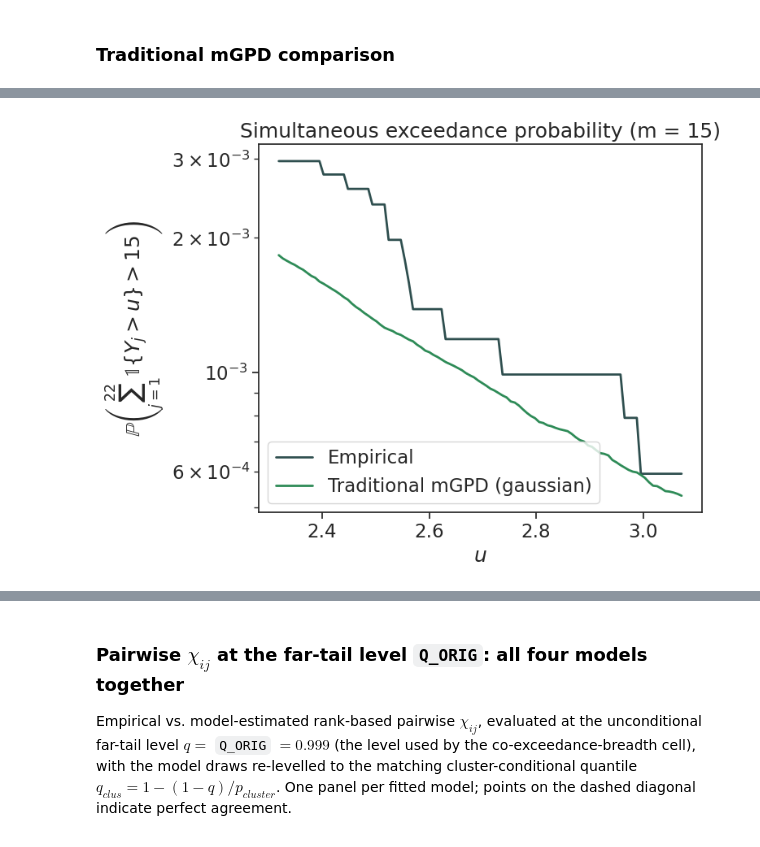
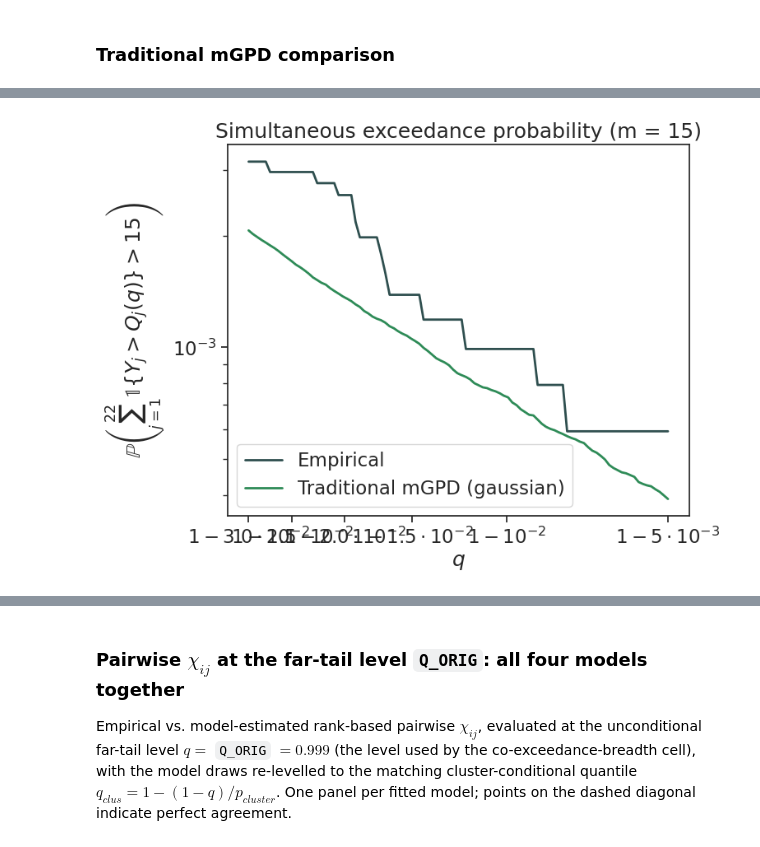
Before and after one commit to hcl516926907/GPDFlow, a Jupyter notebook: Exchange_rate_application.ipynb, the cells around one changed output, grey strips where cells are left out. Saved outputs shown, nothing was run; the diff lists cells and outputs as text; code cells hidden in the pictures.

```diff
--- a/Exchange_rate_application.ipynb
+++ b/Exchange_rate_application.ipynb
@@ -1412,20 +1289,0 @@ Traditional mGPD (gaussian)   tde_chi (CV)   : 0.0417
-# %%
-# --- Pairwise omega: empirical vs AIC-best parametric mGPD ------------------
-omega_true_par = cf.pairwise_omega_from_data(samples_origin, p=THRESHOLD_Q)
-omega_hat_par = cf.pairwise_omega_from_data(samples_par, p=p_sim_q)
-print(f'Traditional mGPD ({best_family})   tde_omega : '
-      f'{cf.tde_chi(omega_hat_par, omega_true_par):.4f}')
-
-iu = np.triu_indices(dim, k=1)
-sns.set(style="ticks", font_scale=1.5)
-fig, ax = plt.subplots(figsize=(8, 8))
-ax.scatter(omega_true_par[iu], omega_hat_par[iu], color='seagreen')
-lims = [min(*ax.get_xlim(), *ax.get_ylim()), max(*ax.get_xlim(), *ax.get_ylim())]
-ax.plot(lims, lims, color='gray', linestyle='--', linewidth=1)
-ax.set_xlim(lims); ax.set_ylim(lims)
-ax.set_xlabel(r'Empirical $\omega_{ij}$', color='black')
-ax.set_ylabel(r'Traditional mGPD $\hat{\omega}_{ij}$', color='black')
-ax.tick_params(axis='both', labelcolor='black')
-fig.tight_layout()
-fig.savefig(dir_out + 'Plots/pairwise_omega_traditional.pdf', bbox_inches='tight')
-plt.show()
@@ -1435,30 +1290,31 @@ Traditional mGPD (gaussian)   tde_omega : 0.0393
 # %%
-# --- Simultaneous exceedance probability: empirical vs AIC-best parametric mGPD
+# --- Simultaneous exceedance probability: empirical vs CV-selected parametric mGPD
 # The parametric mGPD represents only the conditional exceedance-cluster
 # distribution, so the unconditional probability is
 #   P(event) = P(cluster) * P(event | cluster)                (CLAUDE.md Sec 2.4)
+# Thresholds are per-margin quantiles u_j(q) = Q_j(q) at a common level q (as in
+# Simulation_2S_cv_study.ipynb).  For q >= THRESHOLD_Q every Q_j(q) >= thres_j, so
+# exceeding any of them implies the exceedance cluster and the decomposition is exact.
 p_cluster = samples.shape[0] / samples_origin.shape[0]
 m_fixed = 15
-u_grid = cf.common_threshold_grid(samples_origin, n=100)  # 0.97 .. 0.995 quantile band
+Q_GRID_FX = 1.0 - np.geomspace(1.0 - THRESHOLD_Q, 1.0 - 0.995, 100)    # 0.97 .. 0.995, geometric in 1-q
+U_MATS_FX = [np.quantile(samples_origin, q, axis=0) for q in Q_GRID_FX]   # u_j(q) = Q_j(q)
+fn_sep = lambda X, u: cf.simultaneous_exceedance_probability(X, u, m_fixed)
 
-emp_probs_par = [cf.simultaneous_exceedance_probability(samples_origin, u, m_fixed)
-                 for u in u_grid]
-par_probs = [
-    p_cluster * cf.simultaneous_exceedance_probability(
-        samples_par_raw, u, m_fixed)
-    for u in u_grid
-]
+emp_probs_par = cv_utils.prob_curve_true(samples_origin, U_MATS_FX, fn_sep)
+par_probs = p_cluster * cv_utils.prob_curve_true(samples_par_raw, U_MATS_FX, fn_sep)
 
 plt.figure(figsize=(8, 6))
-plt.plot(u_grid, emp_probs_par, color='darkslategray', linewidth=2, label='Empirical')
-plt.plot(u_grid, par_probs, color='seagreen', linewidth=2,
+plt.plot(Q_GRID_FX, emp_probs_par, color='darkslategray', linewidth=2, label='Empirical')
+plt.plot(Q_GRID_FX, par_probs, color='seagreen', linewidth=2,
          label=f'Traditional mGPD ({best_family})')
 plt.yscale('log')
-plt.xlabel(r'$u$')
-plt.ylabel(rf'$\mathbb{{P}}\left(\sum_{{j=1}}^{{{dim}}} \mathbb{{1}}\{{Y_j > u\}} > {m_fixed}\right)$')
+plt.xscale('logit')
+plt.xlabel(r'$q$')
+plt.ylabel(rf'$\mathbb{{P}}\left(\sum_{{j=1}}^{{{dim}}} \mathbb{{1}}\{{Y_j > Q_j(q)\}} > {m_fixed}\right)$')
 plt.title(f'Simultaneous exceedance probability (m = {m_fixed})')
 plt.legend()
 plt.tight_layout()
 plt.show()
 # %% [output]
-[figure, old version]
+[figure, new version]
```
Also changed, not shown: parts of 37 cells of this notebook, 9 other files.
